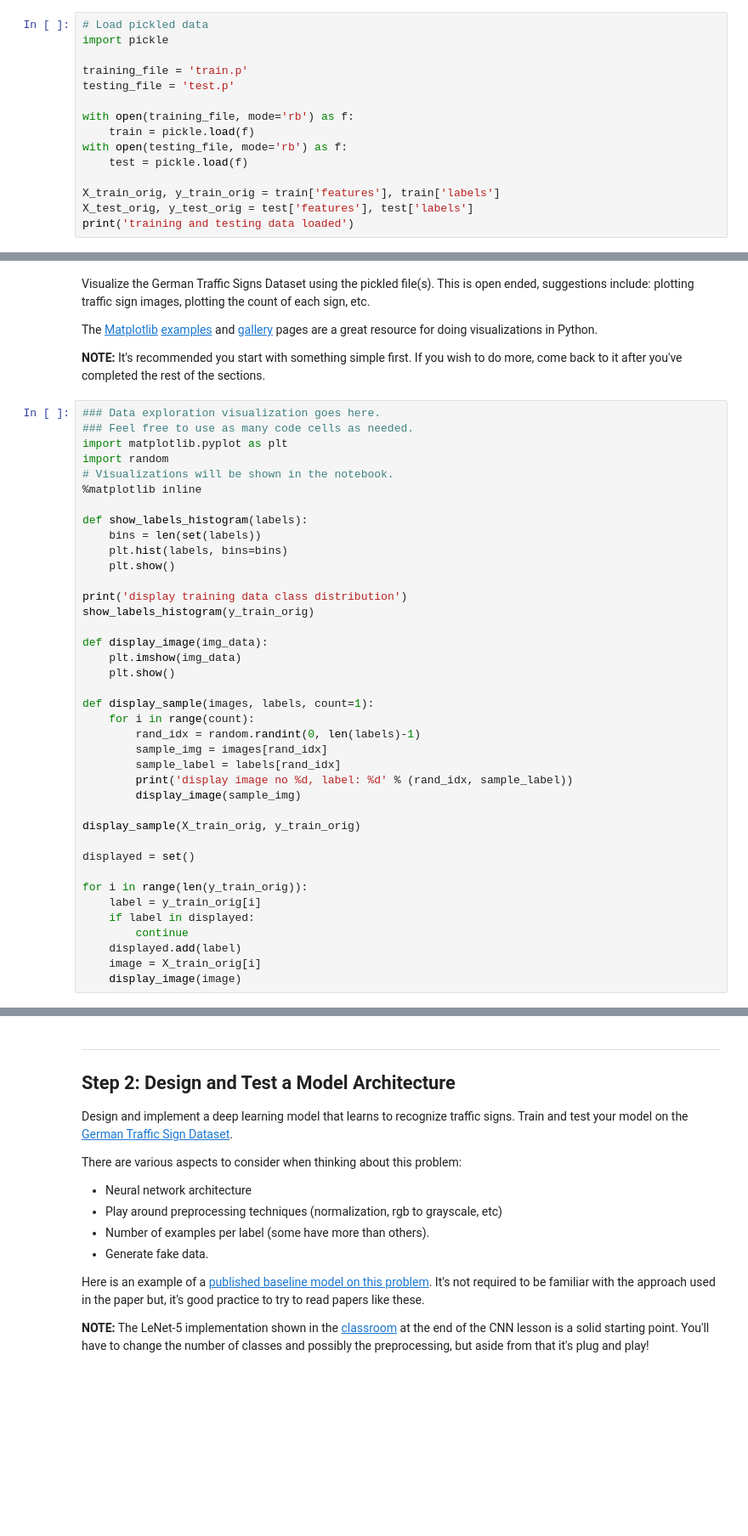
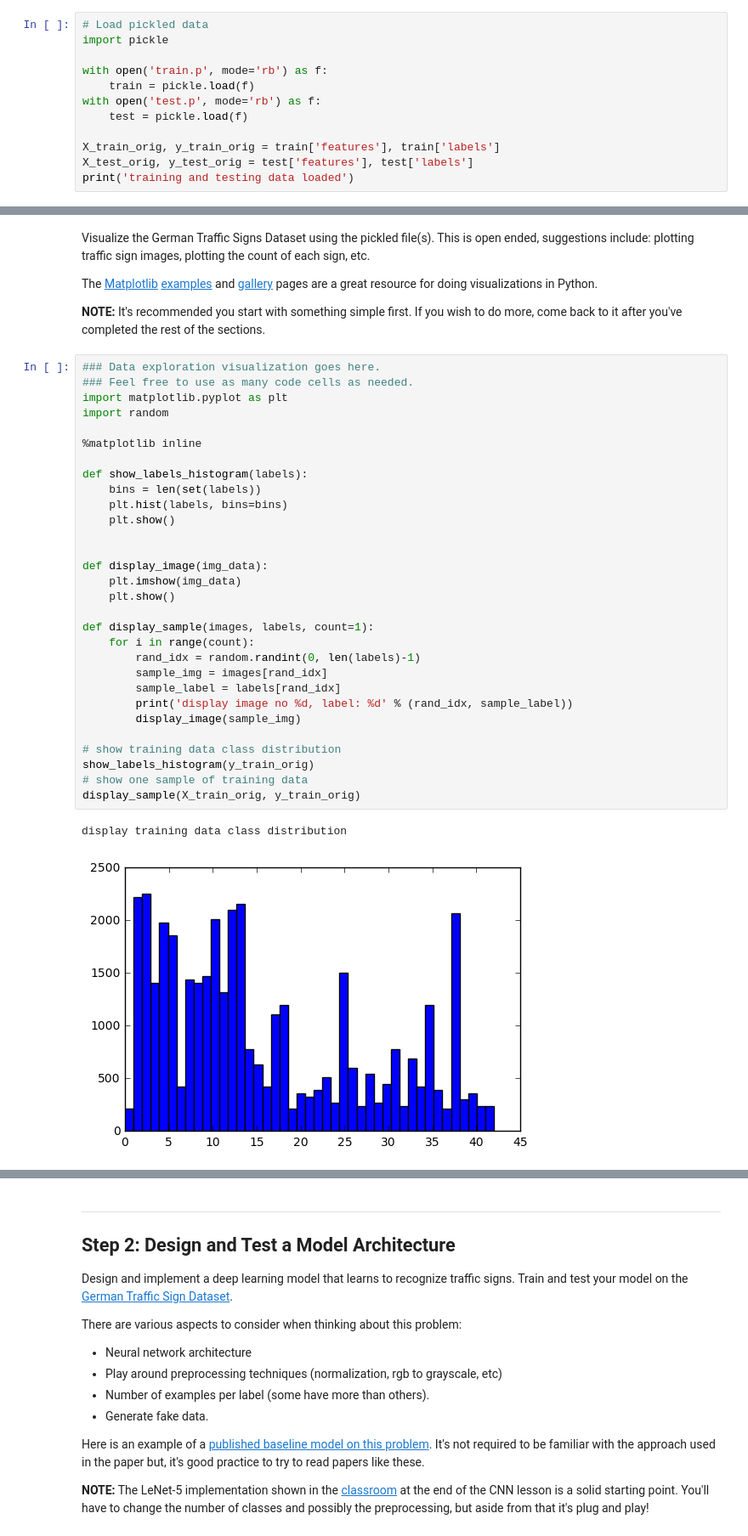
Before and after one commit to kuonanhong/CarND-Traffic-Sign-Classifier-Project, a Jupyter notebook: Traffic_Sign_Classifier.ipynb, the cells around one changed output, grey strips where cells are left out. Shown at 85% size. Saved outputs shown, nothing was run; the diff lists cells and outputs as text; blank space fills up the shorter version.

Commit message:
Merge test sample pictures codes

```diff
--- a/Traffic_Sign_Classifier.ipynb
+++ b/Traffic_Sign_Classifier.ipynb
@@ -17,12 +17,9 @@ In addition to implementing code, there will be questions that you must answer w
 # Load pickled data
 import pickle
 
-training_file = 'train.p'
-testing_file = 'test.p'
-
-with open(training_file, mode='rb') as f:
+with open('train.p', mode='rb') as f:
     train = pickle.load(f)
-with open(testing_file, mode='rb') as f:
+with open('test.p', mode='rb') as f:
     test = pickle.load(f)
 
 X_train_orig, y_train_orig = train['features'], train['labels']
@@ -62,39 +66,33 @@ The [Matplotlib](http://matplotlib.org/) [examples](http://matplotlib.org/exampl
 # %%
 ### Data exploration visualization goes here.
 ### Feel free to use as many code cells as needed.
 import matplotlib.pyplot as plt
 import random
-# Visualizations will be shown in the notebook.
+
 %matplotlib inline
 
 def show_labels_histogram(labels):
     bins = len(set(labels))
     plt.hist(labels, bins=bins)
     plt.show()
 
-print('display training data class distribution')
-show_labels_histogram(y_train_orig)
 
 def display_image(img_data):
     plt.imshow(img_data)
     plt.show()
 
 def display_sample(images, labels, count=1):
     for i in range(count):
         rand_idx = random.randint(0, len(labels)-1)
         sample_img = images[rand_idx]
         sample_label = labels[rand_idx]
         print('display image no %d, label: %d' % (rand_idx, sample_label))
         display_image(sample_img)
 
+# show training data class distribution
+show_labels_histogram(y_train_orig)
+# show one sample of training data
 display_sample(X_train_orig, y_train_orig)
-
-displayed = set()
-
-for i in range(len(y_train_orig)):
-    label = y_train_orig[i]
-    if label in displayed:
-        continue
-    displayed.add(label)
-    image = X_train_orig[i]
-    display_image(image)
+# %% [output]
+display training data class distribution
+[figure, added]
```
Also changed, not shown: parts of 20 cells of this notebook.
